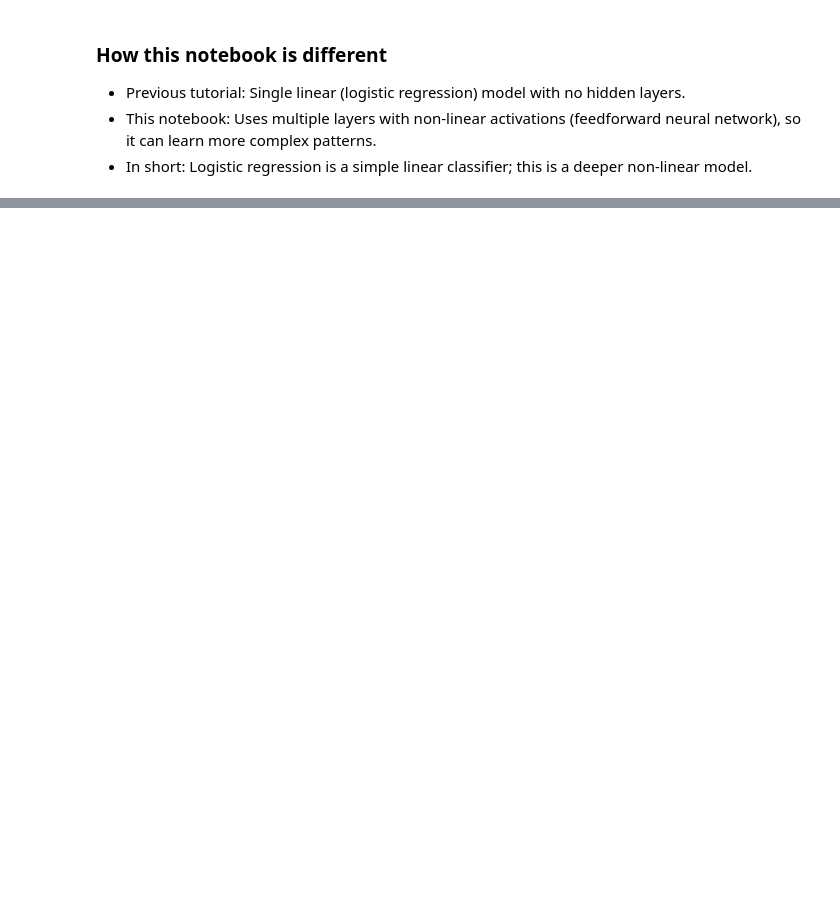
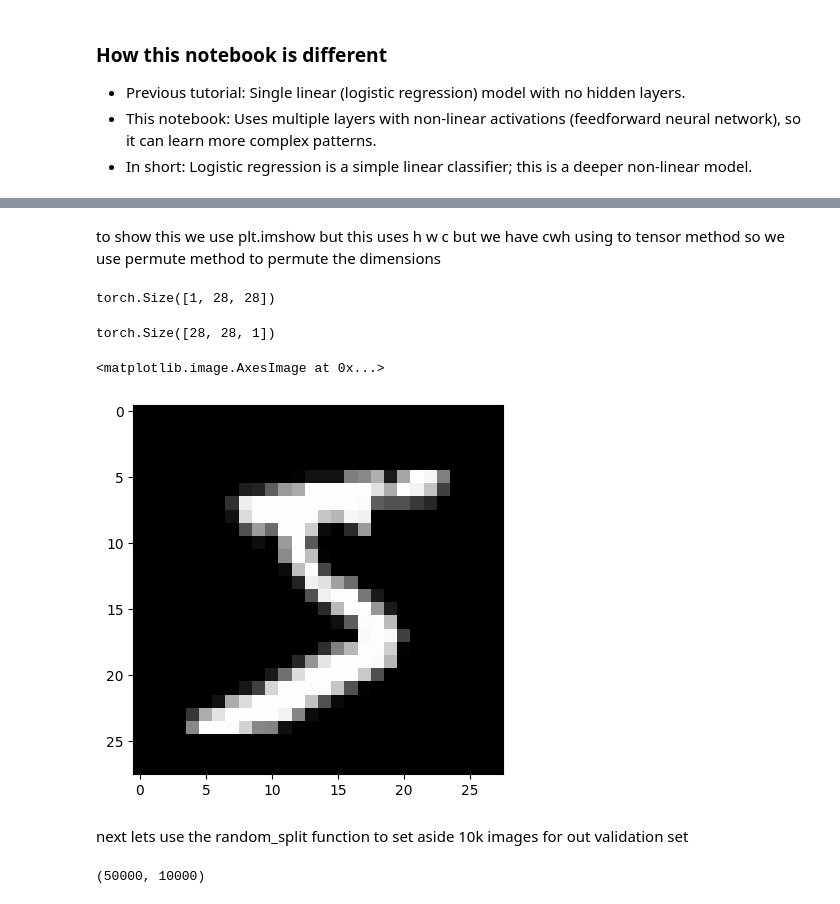
Before and after one commit to nitinshas3/PyTorch, a Jupyter notebook: mnist2.ipynb, the cells around one changed output, grey strips where cells are left out. Drawn from its saved outputs; the diff is of its cells as text; code cells hidden in the pictures; blank space fills up the shorter version.

Commit message:
training deep neural networks

```diff
--- a/mnist2.ipynb
+++ b/mnist2.ipynb
@@ -16,0 +48,26 @@ dataset = MNIST(root='/content/data/', download=True, transform=ToTensor())
+# %% [markdown]
+to show this we use plt.imshow but this uses h w c but we have cwh using to tensor method so we use permute method to permute the dimensions
+# %%
+image,label = dataset[0]
+image.shape
+# %% [output]
+torch.Size([1, 28, 28])
+# %%
+image.permute(1,2,0).shape
+# %% [output]
+torch.Size([28, 28, 1])
+# %%
+plt.imshow(image.permute(1,2,0),cmap="gray")
+# %% [output]
+<matplotlib.image.AxesImage at 0x...>
+[figure, added]
+# %% [markdown]
+next lets use the random_split function to set aside 10k images for out validation set
+# %%
+val_size = 10000
+train_size = len(dataset) - val_size
+
+train_ds , val_ds = random_split(dataset , [train_size,val_size])
+len(train_ds) , len(val_ds)
+# %% [output]
+(50000, 10000)
```
Also changed, not shown: parts of 18 cells of this notebook.
